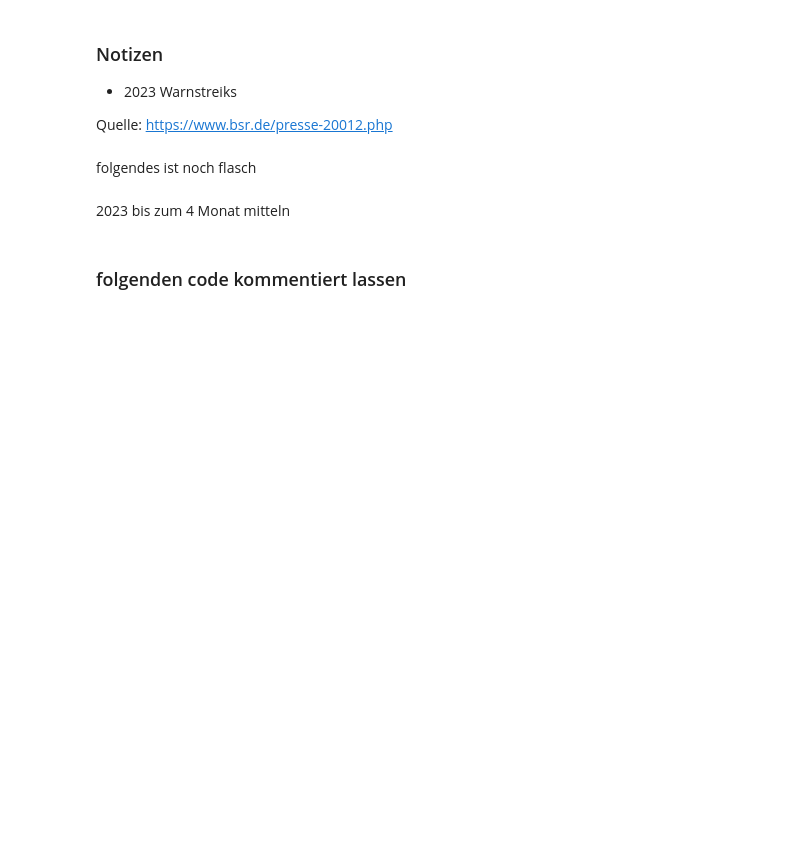
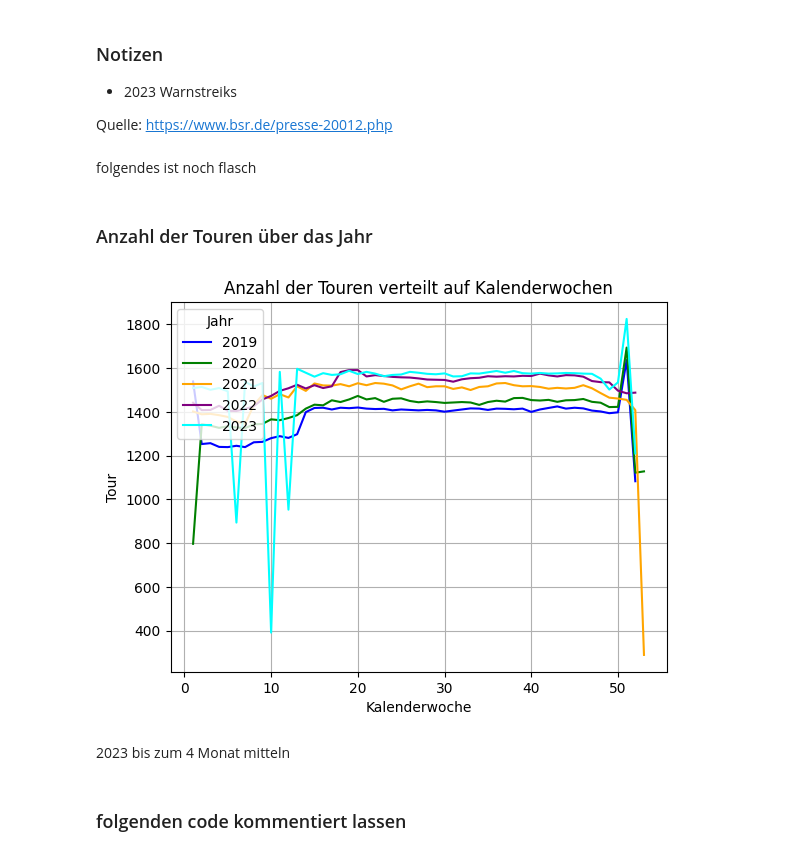
Before and after one commit to s-matthies/ai-waste-analytics, a Jupyter notebook: Basis_Data.ipynb, the cells around one changed output. Drawn from its saved outputs; the diff is of its cells as text; code cells hidden in the pictures; blank space fills up the shorter version.

```diff
--- a/Basis_Data.ipynb
+++ b/Basis_Data.ipynb
@@ -182,6 +183,63 @@ Quelle:
 https://www.bsr.de/presse-20012.php
 # %% [markdown]
 folgendes ist noch flasch
+# %% [markdown]
+### Anzahl der Touren über das Jahr
+# %%
+plt.xlabel("Kalenderwoche")
+
+plt.ylabel("Tour")
+
+plt.title("Anzahl der Touren verteilt auf Kalenderwochen")
+
+#2019
+
+filter_df19 = basis_df[basis_df["Jahr"] == int(2019)]
+
+filter_df19 = filter_df19.groupby('KW')['Tour'].count()
+
+#2020
+
+filter_df20 = basis_df[basis_df["Jahr"] == int(2020)]
+
+filter_df20 = filter_df20.groupby('KW')['Tour'].count()
+
+#2021
+
+filter_df21 = basis_df[basis_df["Jahr"] == int(2021)]
+
+filter_df21 = filter_df21.groupby('KW')['Tour'].count()
+
+#2022
+
+filter_df22 = basis_df[basis_df["Jahr"] == int(2022)]
+
+filter_df22 = filter_df22.groupby('KW')['Tour'].count()
+
+#2023
+
+filter_df23 = basis_df[basis_df["Jahr"] == int(2023)]
+
+filter_df23 = filter_df23.groupby('KW')['Tour'].count()
+
+#plot
+
+plt.plot(filter_df19.index, filter_df19.values, color="blue", label="2019")
+
+plt.plot(filter_df20.index, filter_df20.values, color="green", label="2020")
+
+plt.plot(filter_df21.index, filter_df21.values, color="orange", label="2021")
+
+plt.plot(filter_df22.index, filter_df22.values, color="purple", label="2022")
+
+plt.plot(filter_df23.index, filter_df23.values, color="cyan", label="2023")
+
+plt.legend(loc='upper left',title="Jahr")
+plt.grid(True)
+
+plt.show()
+# %% [output]
+[figure, added]
 # %%
 # plt.xlabel("Tag des Monats")
 # plt.ylabel("Tonnage")
```
Also changed, not shown: parts of 5 cells of this notebook, 6 other files.
